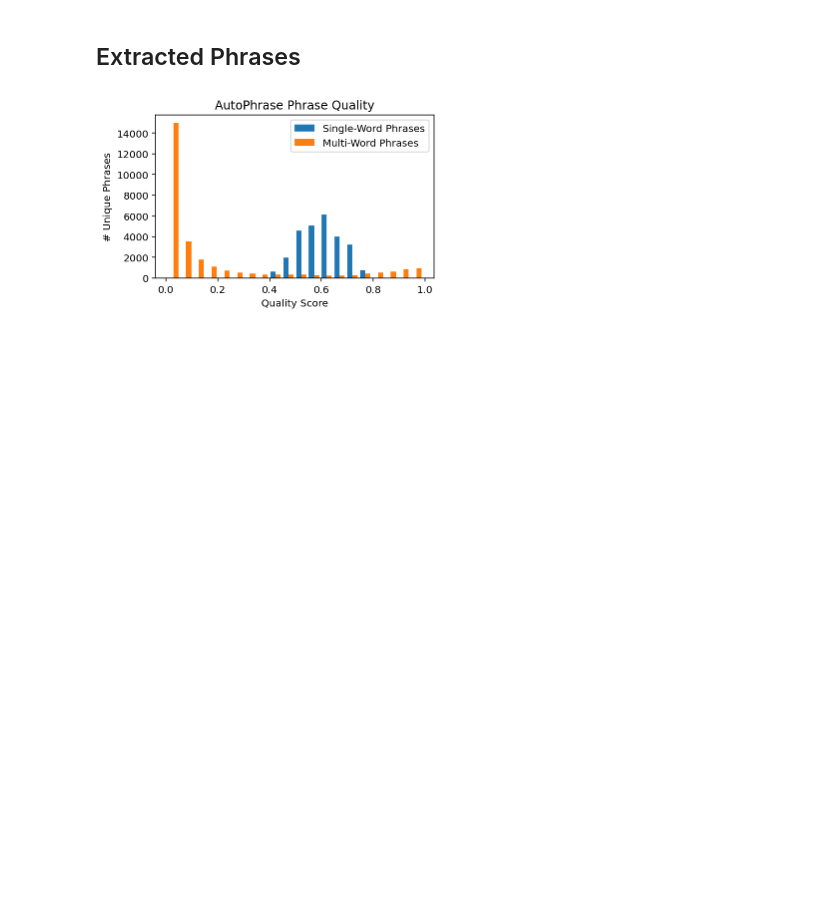
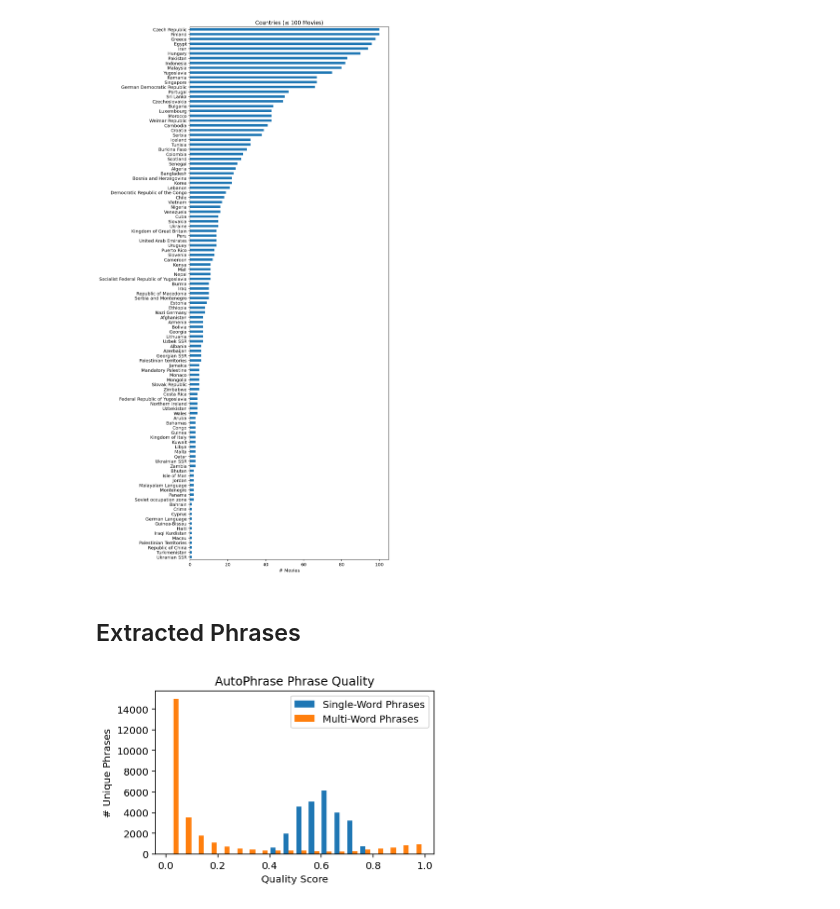
Before and after one commit to A04-Capstone-Group-02/movie-analysis, a Jupyter notebook: notebooks/eda.ipynb, the cells around one changed output. Cells and saved outputs as stored; diff of their text form; code cells hidden in the pictures; blank space fills up the shorter version.

```diff
--- a/notebooks/eda.ipynb
+++ b/notebooks/eda.ipynb
@@ -21,3 +28,9 @@ df.head()
+# %%
+fig, ax = plt.subplots(figsize=(8, 22))
+countries[~countries.gt(100)].plot.barh(ax=ax)
+ax.set(title='Countries (≤ 100 Movies)', xlabel='# Movies');
+# %% [output]
+[figure, added]
 # %% [markdown]
 ## Extracted Phrases
 # %%
```
Also changed, not shown: parts of 5 cells of this notebook.
